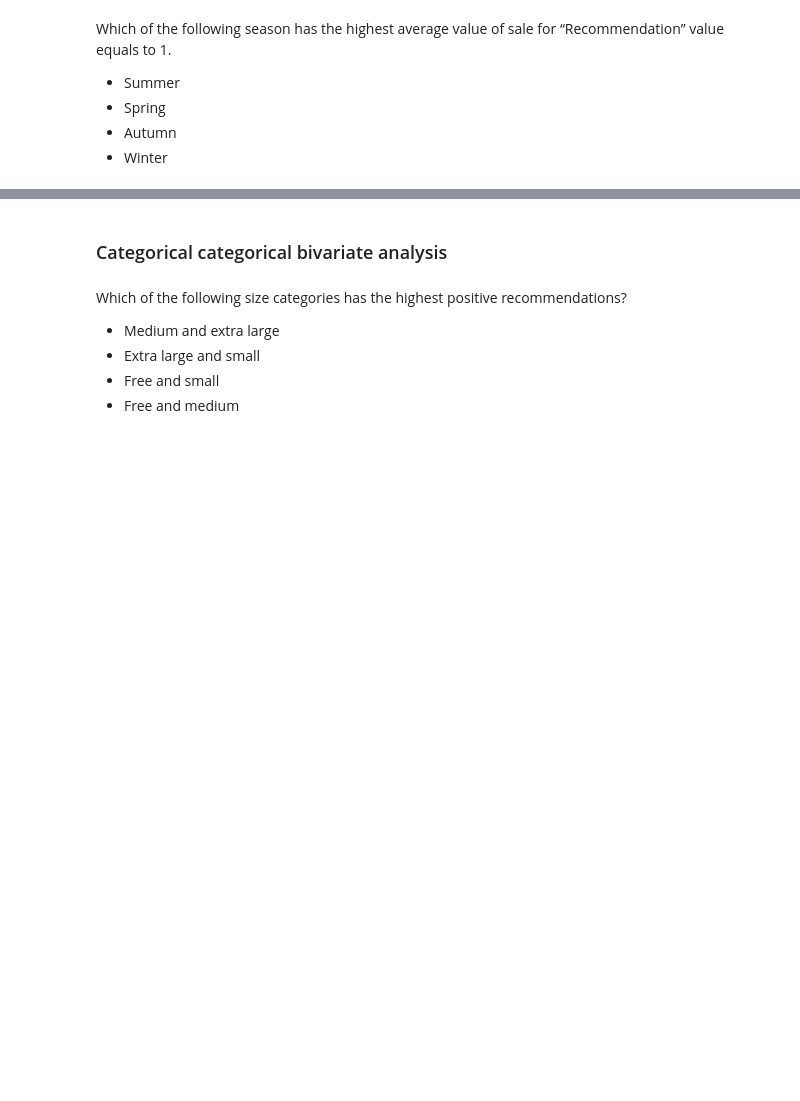
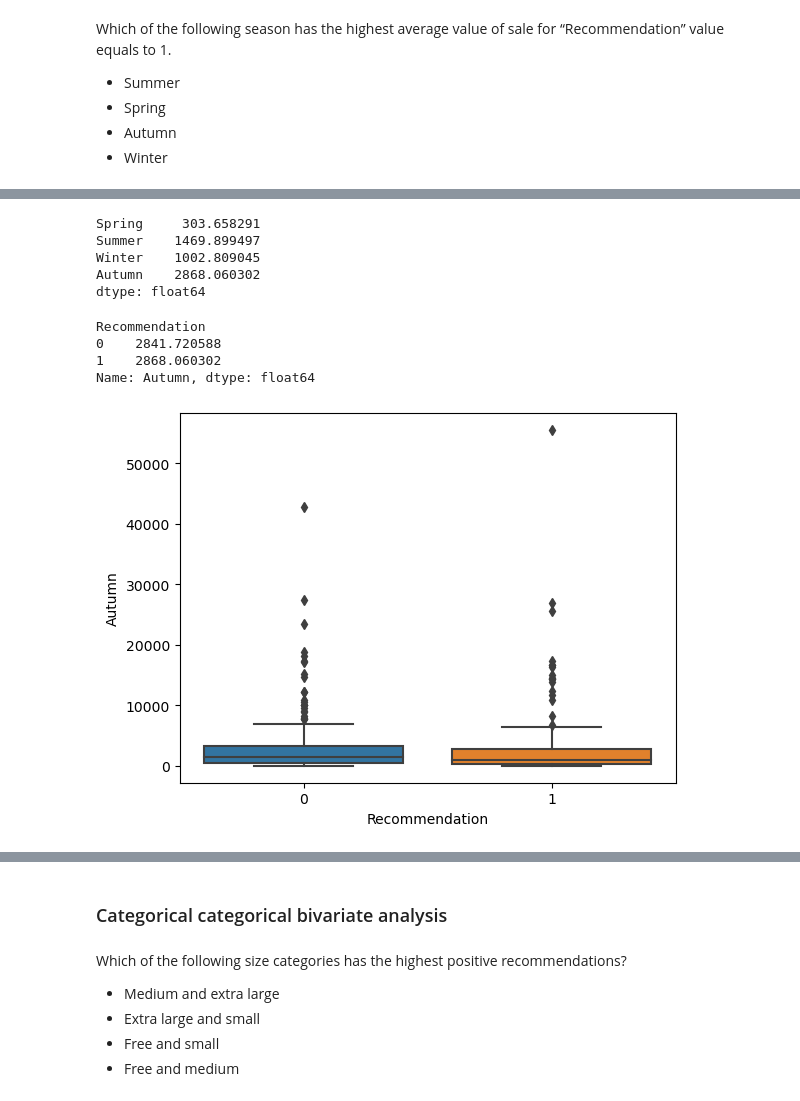
Before and after one commit to Milan1508/EDA-Upgrad-practise, a Jupyter notebook: Graded/EDA+Graded+Exercise.ipynb, the cells around one changed output, grey strips where cells are left out. Cells and saved outputs as stored; diff of their text form; code cells hidden in the pictures; blank space fills up the shorter version.

```diff
--- a/Graded/EDA+Graded+Exercise.ipynb
+++ b/Graded/EDA+Graded+Exercise.ipynb
@@ -612,0 +641,20 @@ Which of the following season has the highest average value of sale for “Recom
+# %%
+inp0[inp0["Recommendation"] == 1].iloc[:,-4:].mean()
+# %% [output]
+Spring     303.658291
+Summer    1469.899497
+Winter    1002.809045
+Autumn    2868.060302
+dtype: float64
+# %%
+print(inp0.groupby('Recommendation')['Autumn'].mean())
+
+sns.boxplot(data=inp0, x="Recommendation",y="Autumn")
+
+plt.show()
+# %% [output]
+Recommendation
+0    2841.720588
+1    2868.060302
+Name: Autumn, dtype: float64
+[figure, added]
```
Also changed, not shown: parts of 14 cells of this notebook.
